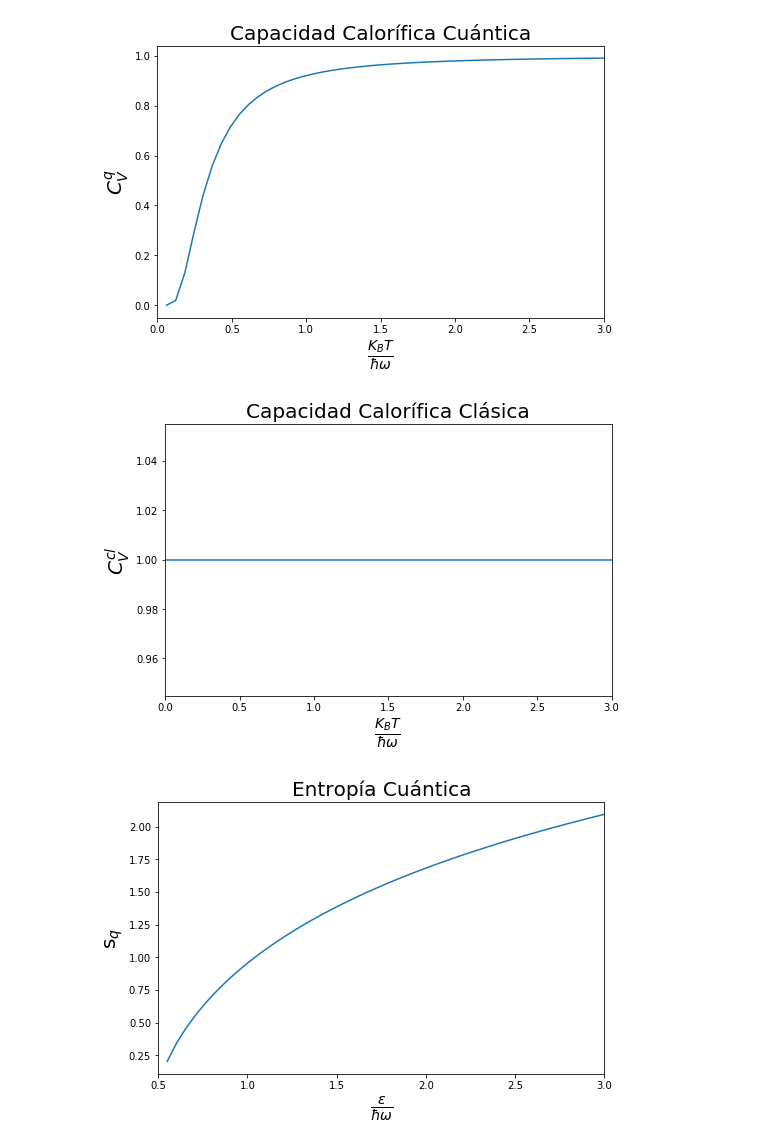
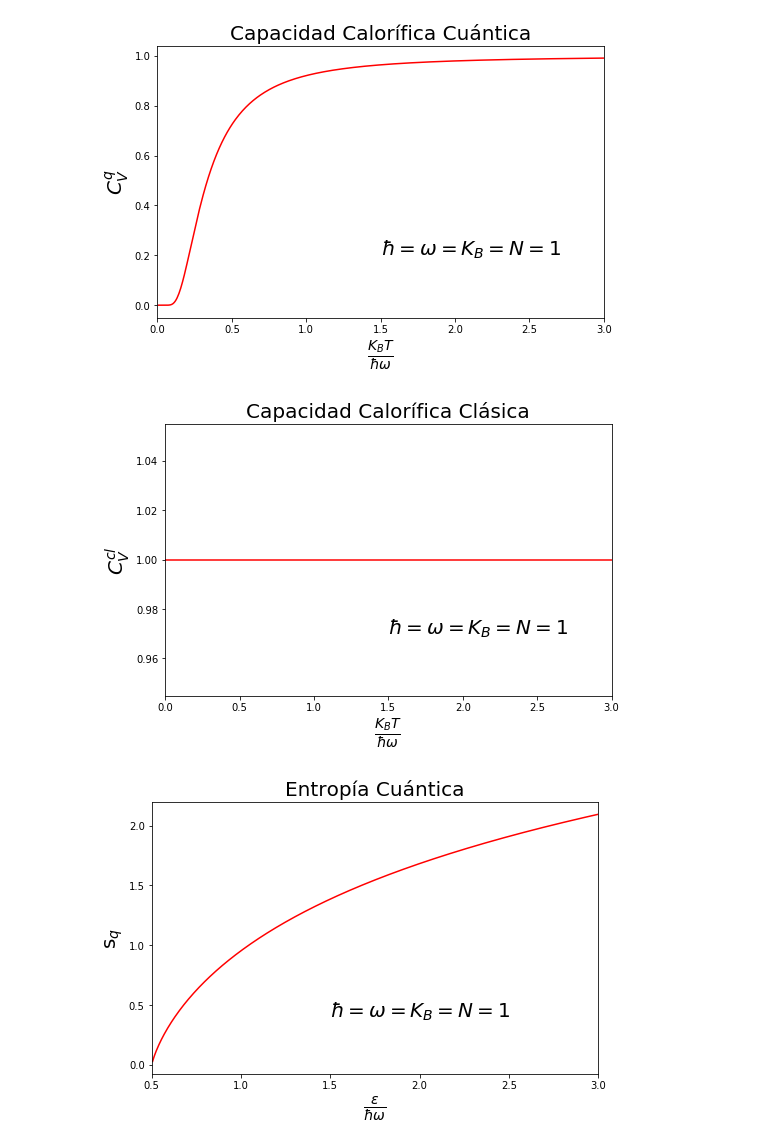
Before and after one commit to diegolramirez/Notas, a Jupyter notebook: parcial3_estadistica.ipynb, the cells around one changed output. Drawn from its saved outputs; the diff is of its cells as text; code cells hidden in the pictures.

```diff
--- a/parcial3_estadistica.ipynb
+++ b/parcial3_estadistica.ipynb
@@ -46,24 +48,26 @@ y3 = cvq(x1)
 y4 = cvcl(x1)
 # %%
 plt.figure(figsize=(8,int(n*(5/8))))
-plt.plot(x1,y3)
+plt.plot(x1,y3,c='r')
 plt.title('Capacidad Calorífica Cuántica',size=int(n/8*20))
 plt.xlim(0,3)
 plt.xlabel(r'$\frac{K_BT}{\hbar\omega}$',size=int(n/8*20))
 plt.ylabel(r'$C_V^{q}$',size=int(n/8*20))
-plt.savefig("cvq.png")
+plt.text(1.5,0.2,r'$\hbar=\omega=K_B=N=1$',size=int(n/8*20))
+plt.savefig("cvcl.png",bbox_inches='tight')
 # %% [output]
-[figure, old version]
+[figure, new version]
 # %%
 plt.figure(figsize=(8,int(n*(5/8))))
-plt.plot(x1,y4)
+plt.plot(x1,y4,c='r')
 plt.title('Capacidad Calorífica Clásica',size=int(n/8*20))
 plt.xlim(0,3)
 plt.xlabel(r'$\frac{K_BT}{\hbar\omega}$',size=int(n/8*20))
 plt.ylabel(r'$C_V^{cl}$',size=int(n/8*20))
-plt.savefig("cvcl.png")
+plt.text(1.5,0.97,r'$\hbar=\omega=K_B=N=1$',size=int(n/8*20))
+plt.savefig("cvcl.png",bbox_inches='tight')
 # %% [output]
-[figure, old version]
+[figure, new version]
 # %%
 def sq(x):
     return ((x + 1/2)*np.log(x + 1/2) - (x - 1/2)*np.log(x - 1/2))
@@ -71,18 +75,19 @@ def sq(x):
 def scl(x):
     return (1 + np.log(x))
 # %%
-x2 = np.linspace(1/2,3)
+x2 = np.linspace(1/2,3,500)
 y5 = sq(x2)
 y6 = scl(x2)
 # %%
 plt.figure(figsize=(8,int(n*(5/8))))
-plt.plot(x2,y5)
+plt.plot(x2,y5,c='r')
 plt.title('Entropía Cuántica',size=int(n/8*20))
 plt.xlim(1/2,3)
 plt.xlabel(r'$\frac{\epsilon}{\hbar\omega}$',size=int(n/8*20))
 plt.ylabel('s$_q$',size=int(n/8*20))
-plt.savefig("sq.png")
+plt.text(1.5,0.4,r'$\hbar=\omega=K_B=N=1$',size=int(n/8*20))
+plt.savefig("cvcl.png",bbox_inches='tight')
 # %% [output]
-[figure, old version]
+[figure, new version]
 # %%
 plt.figure(figsize=(8,int(n*(5/8))))
```
Also changed, not shown: parts of 4 cells of this notebook.
